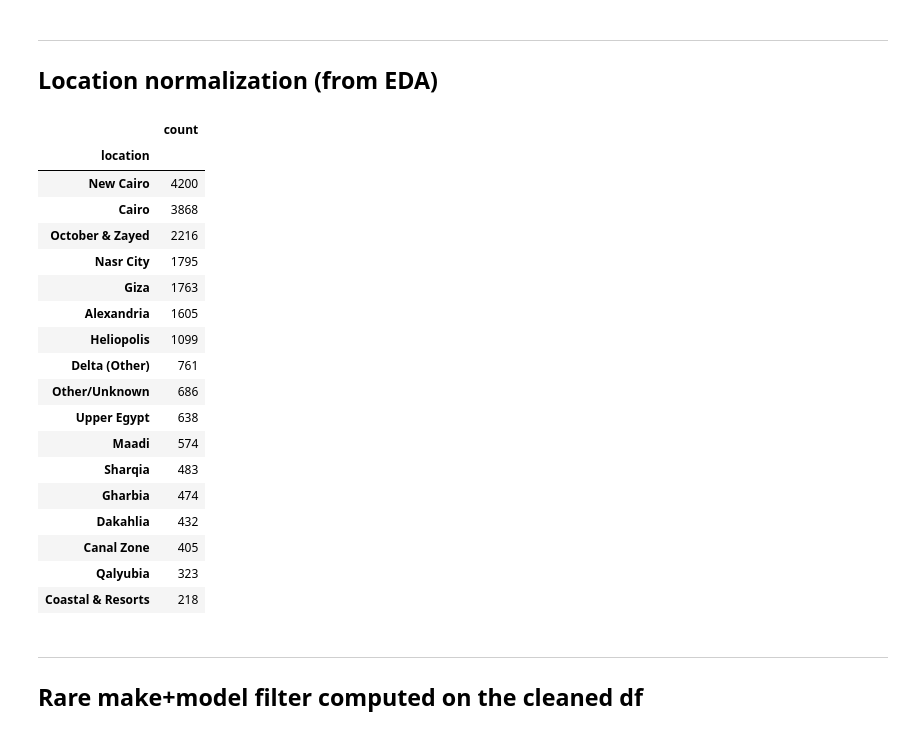
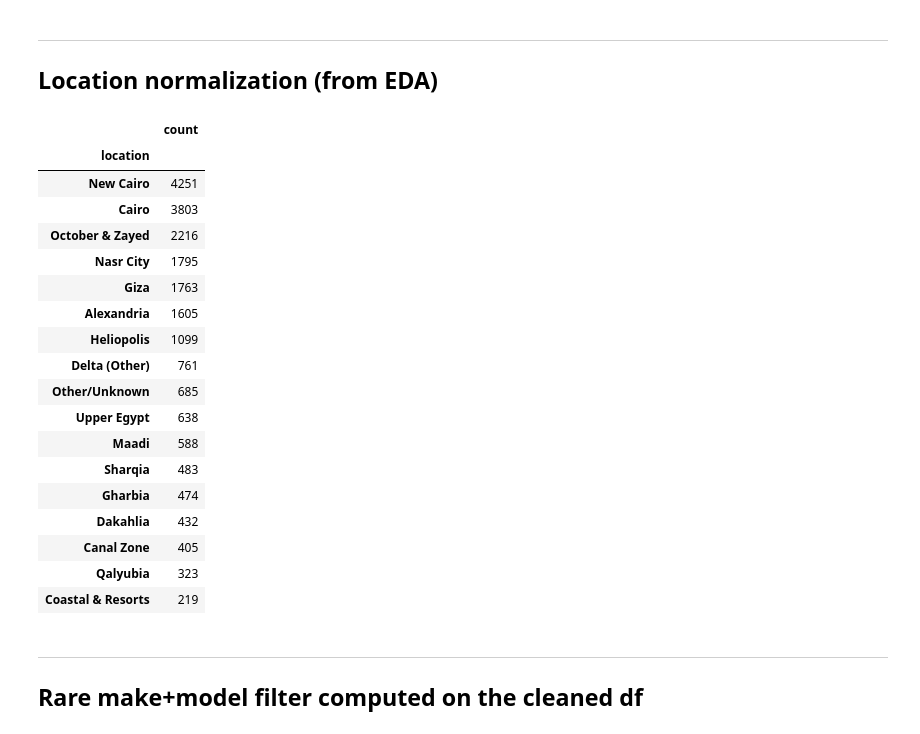
Before and after one commit to Mohamedemad456/GP, a Jupyter notebook: ml-service/notebooks/02_data_cleaning.ipynb, the cells around one changed output. Drawn from its saved outputs; the diff is of its cells as text; code cells hidden in the pictures.

```diff
--- a/ml-service/notebooks/02_data_cleaning.ipynb
+++ b/ml-service/notebooks/02_data_cleaning.ipynb
@@ -640,31 +641,34 @@ def normalize_locations(df: pd.DataFrame, col: str = "location") -> pd.DataFrame
         # ── TIER 1: New Cairo cluster (East Cairo) ──────────────────────────
         # 'badr' intentionally excluded — Badr City is 80 km east, not New Cairo
         clean_s.str.contains(
-            r"tagamo|new cairo|settlement|rehab|madinaty|mostakbal|shorouk|katameya",
+            r"tagamo|tagamo3|tagamoa|tagamoo|new cairo|n cairo|settlement|fifth settlement|5th settlement|rehab|el rehab|al rehab|madinaty|madinty|mostakbal|mostaqbal|future city|mostakbal city|shorouk|shrouk|katameya|katamya|katamaya",
             na=False,
         ),
 
         # ── TIER 2: October & Zayed cluster (West Cairo) ────────────────────
-        clean_s.str.contains(r"october|zayed", na=False),
+        clean_s.str.contains(
+            r"october|6th of october|6th october|6 october|october city|sheikh zayed|shiekh zayed|shaikh zayed|zayed",
+            na=False,
+        ),
 
         # ── TIER 3: Major Cairo districts ───────────────────────────────────
         # Checked before broad 'cairo' to avoid misclassification
-        clean_s.str.contains(r"nasr city", na=False),
+        clean_s.str.contains(r"nasr city|madinet nasr|madinat nasr", na=False),
 
         clean_s.str.contains(
-            r"heliopolis|masr el gedida|masr al jadidah|sheraton",
+            r"heliopolis|masr el gedida|masr el gdida|masr el gededa|masr al jadidah|masr el jadida|sheraton|korba|el korba",
             na=False,
         ),
 
-        clean_s.str.contains(r"maadi|basatin|tora", na=False),
+        clean_s.str.contains(r"maadi|maady|el maadi|basatin|basateen|tora", na=False),
 
         # ── TIER 4: Alexandria + western suburbs ────────────────────────────
         # 'agami' AND 'agamy' — both spellings appear in the data
         # 'amreya'/'amereyah' — Alexandria western district
         # 'borg al arab' — Alexandria new city
         clean_s.str.contains(
-            r"alexandria|agami|agamy|smoha|smouha|sidi gaber|gaber"
-            r"|beshr|asafra|miami|borg al arab|amreya|amereyah",
+            r"alexandria|alex\b|agami|agamy|el agamy|smoha|smouha|sidi gaber|gaber|stanley|loran|gleem"
+            r"|beshr|asafra|miami|borg al arab|borg el arab|amreya|amereyah",
             na=False,
         ),
 
@@ -699,7 +703,8 @@ def normalize_locations(df: pd.DataFrame, col: str = "location") -> pd.DataFrame
         # Full 'shubra al khaymah' pattern catches Shubra al-Khaimah correctly
         # 'obour city' also listed as Qalyubia in some entries
         clean_s.str.contains(
-            r"qalyubia|banha|shubra al khaymah|shubra al khaimah|shubrakhit",
+            r"qalyubia|qalyoubia|qaliubya|kalubia|banha|khanka|el khanka|qanater|qenater| subrakhit| shubra"
+            r"|shubra al khaymah|shubra al khaimah|shobra el kheima|shobra el khema|shubra el kheima|shubra el khema",
             na=False,
         ),
 
@@ -708,54 +713,69 @@ def normalize_locations(df: pd.DataFrame, col: str = "location") -> pd.DataFrame
         # incorrectly say 'Cairo'; Sharqia condition checked before Cairo
         # so they are classified correctly
         clean_s.str.contains(
-            r"sharqia|zagazig|10th of ramadan|bilbeis",
+            r"sharqia|sharkia|sharqeya|el sharqia|zagazig|zagazeeq|bilbeis|belbeis"
+            r"|10th of ramadan|10th ramadan|10 of ramadan|10 ramadan"
+            r"|el asher(?:\s*min)?\s*ramadan|al asher(?:\s*min)?\s*ramadan|asher(?:\s*min)?\s*ramadan",
             na=False,
         ),
 
         # ── TIER 9: Dakahlia ────────────────────────────────────────────────
         # 'mansura' and 'mansoura' — common spelling variants
-        clean_s.str.contains(r"dakahlia|mansoura|mansura", na=False),
+        clean_s.str.contains(
+            r"dakahlia|dakahliya|dakahlya|el dakahlia|mansoura|mansura|el mansoura|el mansura|talkha|mit ghamr|meet ghamr",
+            na=False,
+        ),
 
         # ── TIER 10: Gharbia ────────────────────────────────────────────────
-        clean_s.str.contains(r"gharbia|tanta|mahalla", na=False),
+        clean_s.str.contains(
+            r"gharbia|el gharbia|tanta|el tanta|mahalla|el mahalla|mahalla el kubra|mahalla kubra|kafr el zayat|kfr el zayat",
+            na=False,
+        ),
 
         # ── TIER 11: Monufia → will be consolidated into Delta (Other) ──────
-        clean_s.str.contains(r"monufia|menofia|menufeya|shebin|sadat", na=False),
+        clean_s.str.contains(
+            r"monufia|menofia|menoufia|menufeya|munufia|shebin|shibin|shebeen|shebin el kom|shibin el kom"
+            r"|sadat|ashmun|ashmoun|quwaysna|qweisna|berket el sab",
+            na=False,
+        ),
 
         # ── TIER 12: Kafr el-Sheikh → Delta (Other) ─────────────────────────
         # 'kafr el cheik' — common misspelling found in the data
         clean_s.str.contains(
-            r"kafr el sheikh|kafr al sheikh|kafr el cheik|kafr elsheikh",
+            r"kafr el sheikh|kafr al sheikh|kafr el shaikh|kafr el cheik| kafr elsheikh|kafr el shiekh|kafr el shaykh|kafr elsheikh|kfr el sheikh|kafr el cheik|kafr el cheikh",
             na=False,
         ),
 
         # ── TIER 13: Beheira → Delta (Other) ────────────────────────────────
         # 'el behiera' / 'behiera' — misspelling found in the data
         clean_s.str.contains(
-            r"beheira|behiera|damanhour|kafr el dawwar|kafr al dawwar",
+            r"beheira|behiera|behira|el behiera|el behira|damanhour|damanhur|kafr al dawwar|kafr el dawwar|kafr el dwwar|rashid|roshetta|shubrakhit|subrakhit",
             na=False,
         ),
 
         # ── TIER 14: Damietta → Delta (Other) ───────────────────────────────
-        clean_s.str.contains(r"damietta", na=False),
+        clean_s.str.contains(r"damietta|damyat|dumyat|domiat|ras el bar|ras elbar", na=False),
 
         # ── TIER 15: Canal Zone ─────────────────────────────────────────────
         # Ismailia, Port Said, Suez, Ain Sokhna
-        clean_s.str.contains(r"ismailia|port said|suez|ain sokhna", na=False),
+        clean_s.str.contains(
+            r"ismailia|ismalia|esmailia|port said|portsaid|borsaid|suez|ain sokhna|sokhna",
+            na=False,
+        ),
 
         # ── TIER 16: Upper Egypt ────────────────────────────────────────────
         # 'el wadi el gedid' / 'new valley' — remote western governorate
         clean_s.str.contains(
-            r"fayoum|faiyum|beni suef|ben suef|minya|asyut|sohag"
-            r"|qena|luxor|aswan|kom ombo|wadi el gedid|wadi gedid|new valley",
+            r"fayoum|faiyum|fayum|beni suef|bani suef|ben suef|benisuef|minya|el minya|asyut|assyut|assiut|asyout|sohag|suhag"
+            r"|qena|kina|luxor|aswan|kom ombo|wadi el gedid|wadi gedid|new valley|el wadi el gedid",
             na=False,
         ),
 
         # ── TIER 17: Coastal & Resorts ──────────────────────────────────────
         # Red Sea, North Coast, Sinai
         clean_s.str.contains(
-            r"red sea|hurghada|gouna|matruh|mersa matruh|marsa matrouh"
-            r"|north coast|sahel|sinai|sharm",
+            r"red sea|hurghada|gouna|el gouna|matruh|matrouh|mersa matruh|mersa matrouh|marsa matruh|marsa matrouh"
+            r"|north coast|sahel|alamein|el alamein|sinai|sharm|sharm el sheikh|dahab|nuweiba|ras sedr|ras sudr",
             na=False,
         ),
     ]
@@ -810,50 +830,50 @@ LOCATION_CATEGORIES = [
     "Nasr City",         #  9.0% — Cairo district, distinct market
     "Giza",              #  8.2% — Haram, Faisal, Dokki, Mohandessin
     "Heliopolis",        #  5.3% — Masr el Gedida, Sheraton
     "Maadi",             #  2.6% — Maadi, Basatin, Tora
 
     # Other major cities
     "Alexandria",        #  7.4% — All Alexandria + western suburbs
 
     # Delta governorates (each 2-2.5%)
     "Sharqia",           #  2.3%
     "Gharbia",           #  2.3%
     "Dakahlia",          #  2.0%
     "Qalyubia",          #  1.5%
     "Delta (Other)",     #  3.6% — Monufia + Kafr el-Sheikh + Beheira + Damietta
 
     # Other regions
     "Canal Zone",        #  1.8% — Ismailia, Port Said, Suez
     "Upper Egypt",       #  3.0% — Minya, Asyut, Sohag, Luxor, Aswan, etc.
     "Coastal & Resorts", #  1.0% — Hurghada, North Coast, Sinai, Matrouh
 
     # Fallback
     "Other/Unknown",     #  1.6% — Raw '•' placeholders + unmatched strings
 ]
 
 df["location"] = normalize_locations(df, col="location")
 
 df["location"].value_counts().to_frame().head(30)
 # %% [output]
 |  | count |
 | location |  |
-| New Cairo | 4200 |
-| Cairo | 3868 |
+| New Cairo | 4251 |
+| Cairo | 3803 |
 | October & Zayed | 2216 |
 | Nasr City | 1795 |
 | Giza | 1763 |
 | Alexandria | 1605 |
 | Heliopolis | 1099 |
 | Delta (Other) | 761 |
-| Other/Unknown | 686 |
+| Other/Unknown | 685 |
 | Upper Egypt | 638 |
-| Maadi | 574 |
+| Maadi | 588 |
 | Sharqia | 483 |
 | Gharbia | 474 |
 | Dakahlia | 432 |
 | Canal Zone | 405 |
 | Qalyubia | 323 |
-| Coastal & Resorts | 218 |
+| Coastal & Resorts | 219 |
 # %% [markdown]
 ---
 
```
Also changed, not shown: parts of 6 cells of this notebook, 2 other files.
